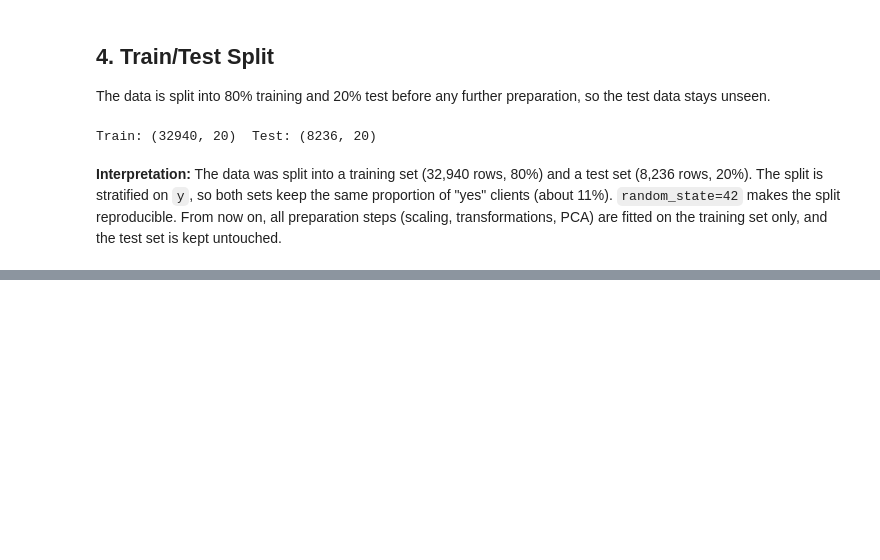
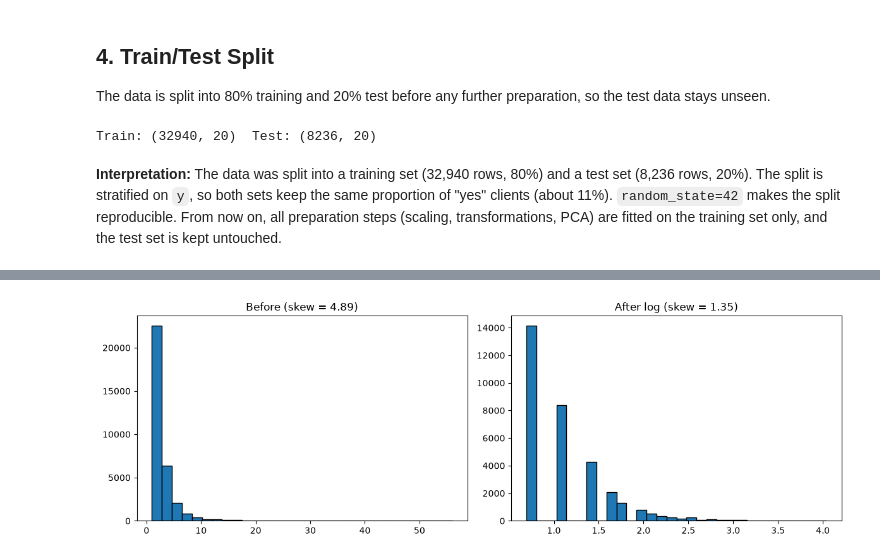
Before and after one commit to stafa10/CA1Theory2Practice, a Jupyter notebook: moustafa_numeric.ipynb, the cells around one changed output, grey strips where cells are left out. Drawn from its saved outputs; the diff is of its cells as text; code cells hidden in the pictures; blank space fills up the shorter version.

Commit message:
log transform and scaling

```diff
--- a/moustafa_numeric.ipynb
+++ b/moustafa_numeric.ipynb
@@ -234,0 +239,18 @@ Train: (32940, 20)  Test: (8236, 20)
+# %%
+import numpy as np
+
+# compare the shape before and after the log transform
+fig, axes = plt.subplots(1, 2, figsize=(12, 4))
+axes[0].hist(X_train["campaign"], bins=30, edgecolor="black")
+axes[0].set_title(f"Before (skew = {X_train['campaign'].skew():.2f})")
+
+# log(1 + x) is a fixed formula, so it is applied the same way to both sets
+X_train["campaign"] = np.log1p(X_train["campaign"])
+X_test["campaign"] = np.log1p(X_test["campaign"])
+
+axes[1].hist(X_train["campaign"], bins=30, edgecolor="black")
+axes[1].set_title(f"After log (skew = {X_train['campaign'].skew():.2f})")
+plt.tight_layout()
+plt.show()
+# %% [output]
+[figure, added]
```
Also changed, not shown: parts of 5 cells of this notebook.
